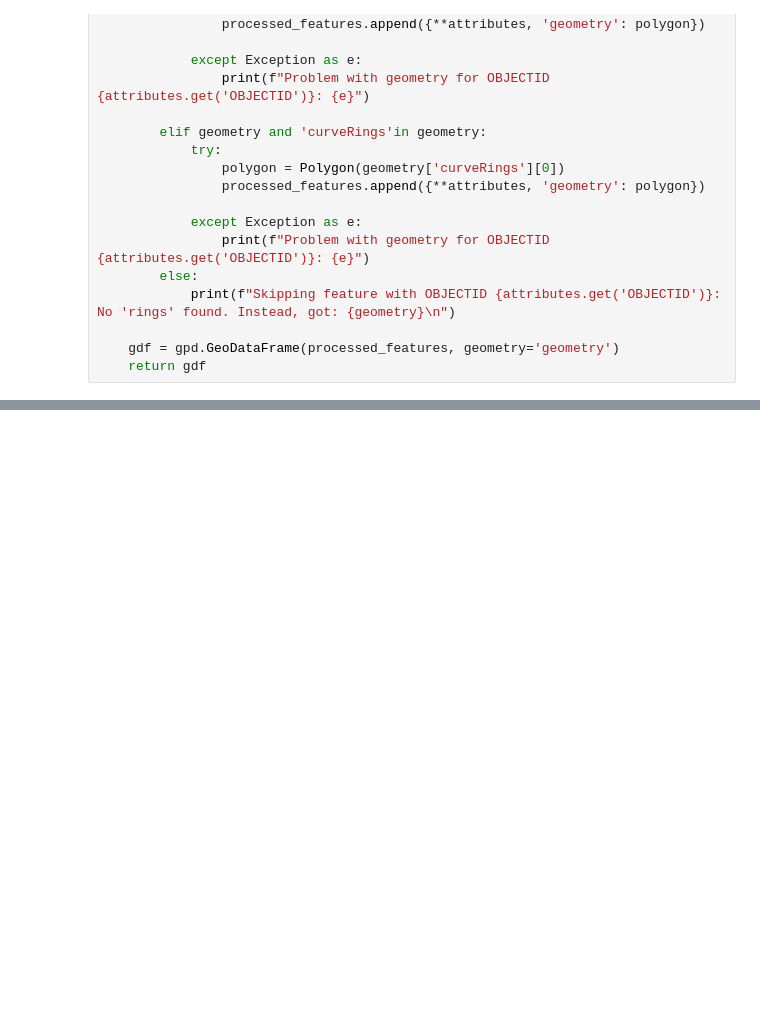
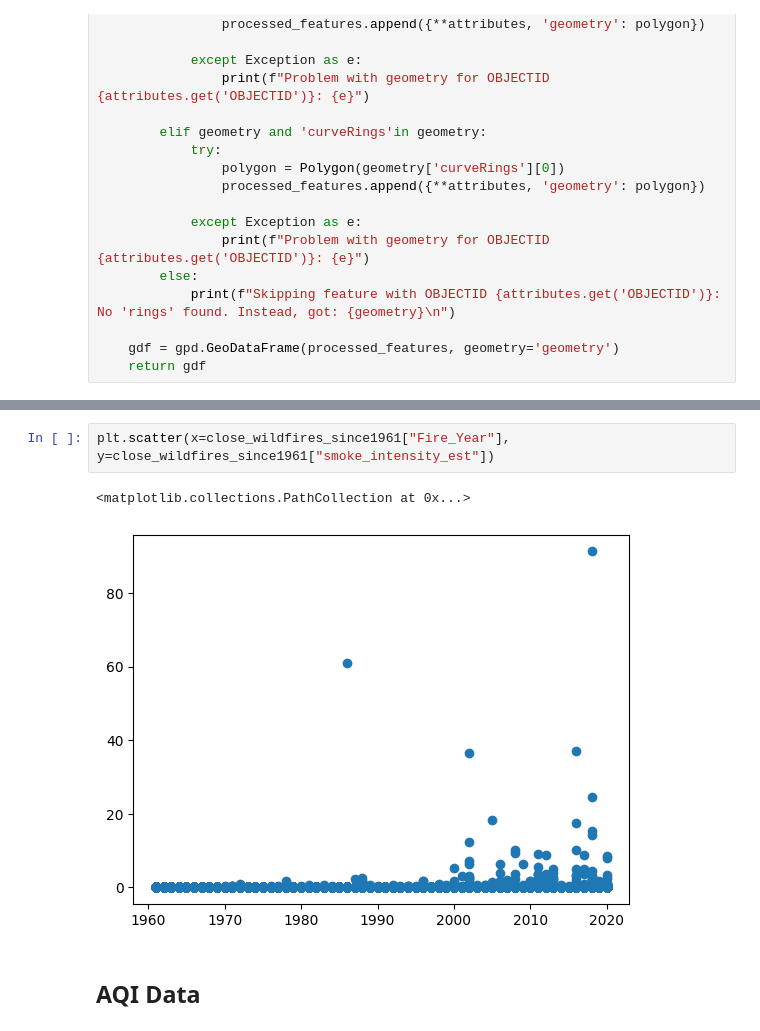
Before and after one commit to voglerdaniel/data-512-final-project, a Jupyter notebook: code/combining_distance_and_aqi.ipynb, the cells around one changed output, grey strips where cells are left out. Saved outputs shown, nothing was run; the diff lists cells and outputs as text; blank space fills up the shorter version.

```diff
--- a/code/combining_distance_and_aqi.ipynb
+++ b/code/combining_distance_and_aqi.ipynb
@@ -71,0 +265,7 @@ Problem with geometry for OBJECTID 127492: could not convert string to float: 'a
+# %%
+plt.scatter(x=close_wildfires_since1961["Fire_Year"], y=close_wildfires_since1961["smoke_intensity_est"])
+# %% [output]
+<matplotlib.collections.PathCollection at 0x...>
+[figure, added]
+# %% [markdown]
+## AQI Data
```
Also changed, not shown: parts of 27 cells of this notebook, 2 other files.
